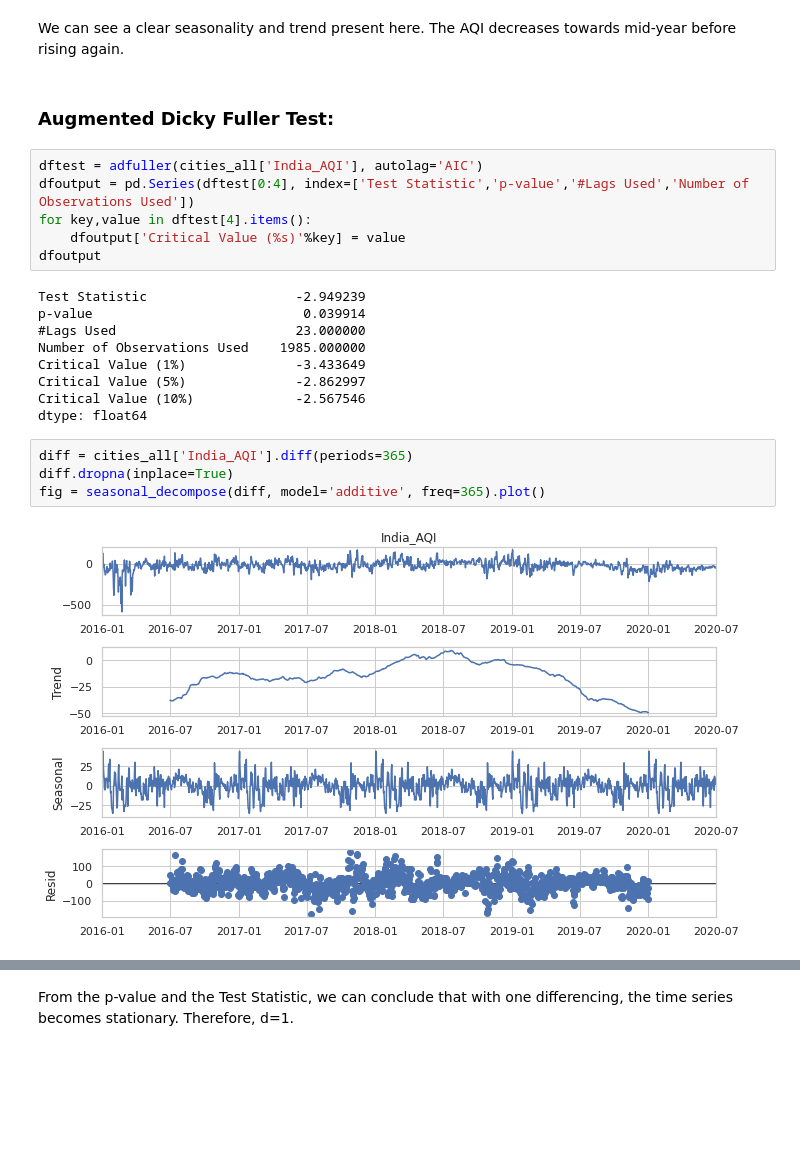
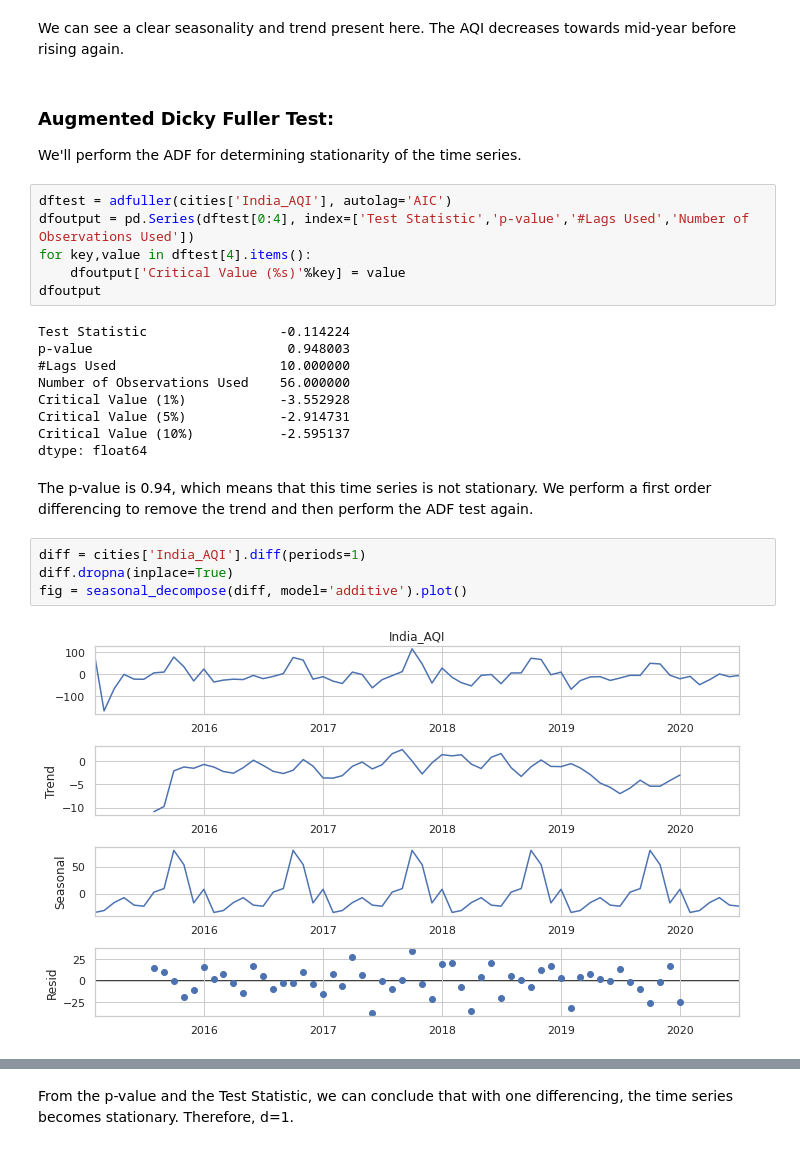
Before and after one commit to Aishwarya-Sarkar/Analysing-and-Forecasting-India-s-AQI, a Jupyter notebook: Time series analysis + Forecasting.ipynb, the cells around one changed output, grey strips where cells are left out. Drawn from its saved outputs; the diff is of its cells as text; blank space fills up the shorter version.

```diff
--- a/Time series analysis + Forecasting.ipynb
+++ b/Time series analysis + Forecasting.ipynb
@@ -96,27 +101,32 @@ fig = seasonal_decompose(cities_all['India_AQI'], model='additive', freq=365).pl
 We can see a clear seasonality and trend present here. The AQI decreases towards mid-year before rising again.
 # %% [markdown]
 ### Augmented Dicky Fuller Test:
+
+We'll perform the ADF for determining stationarity of the time series.
 # %%
-dftest = adfuller(cities_all['India_AQI'], autolag='AIC')
+dftest = adfuller(cities['India_AQI'], autolag='AIC')
 dfoutput = pd.Series(dftest[0:4], index=['Test Statistic','p-value','#Lags Used','Number of Observations Used'])
 for key,value in dftest[4].items():
     dfoutput['Critical Value (%s)'%key] = value
 dfoutput
 # %% [output]
-Test Statistic                   -2.949239
-p-value                           0.039914
-#Lags Used                       23.000000
-Number of Observations Used    1985.000000
-Critical Value (1%)              -3.433649
-Critical Value (5%)              -2.862997
-Critical Value (10%)             -2.567546
+Test Statistic                 -0.114224
+p-value                         0.948003
+#Lags Used                     10.000000
+Number of Observations Used    56.000000
+Critical Value (1%)            -3.552928
+Critical Value (5%)            -2.914731
+Critical Value (10%)           -2.595137
 dtype: float64
+# %% [markdown]
+The p-value is 0.94, which means that this time series is not stationary.
+We perform a first order differencing to remove the trend and then perform the ADF test again.
 # %%
-diff = cities_all['India_AQI'].diff(periods=365)
+diff = cities['India_AQI'].diff(periods=1)
 diff.dropna(inplace=True)
-fig = seasonal_decompose(diff, model='additive', freq=365).plot()
+fig = seasonal_decompose(diff, model='additive').plot()
 # %% [output]
-[figure, old version]
+[figure, new version]
 # %%
 dftest = adfuller(diff)
 dfoutput = pd.Series(dftest[0:4], index=['Test Statistic','p-value','#Lags Used','Number of Observations Used'])
```
Also changed, not shown: parts of 18 cells of this notebook.
